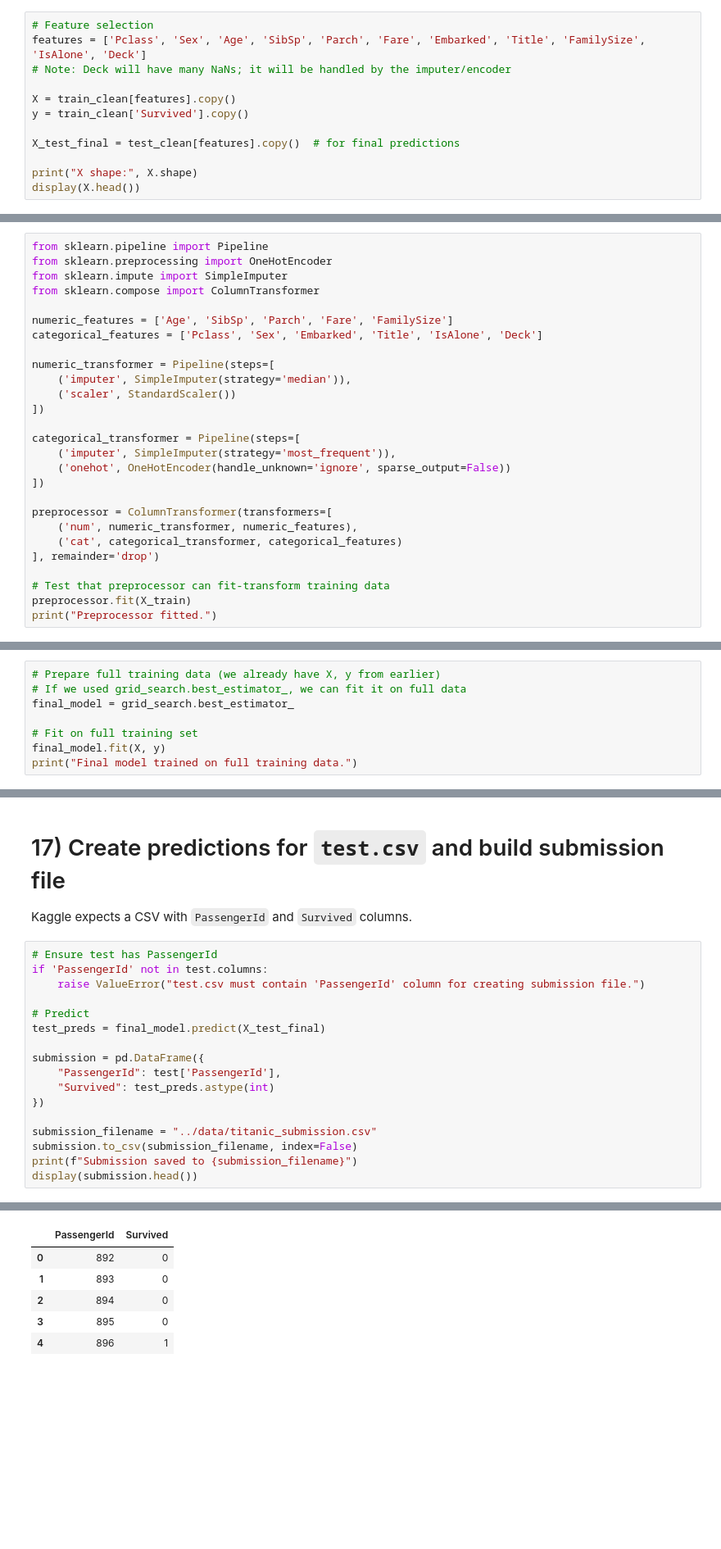
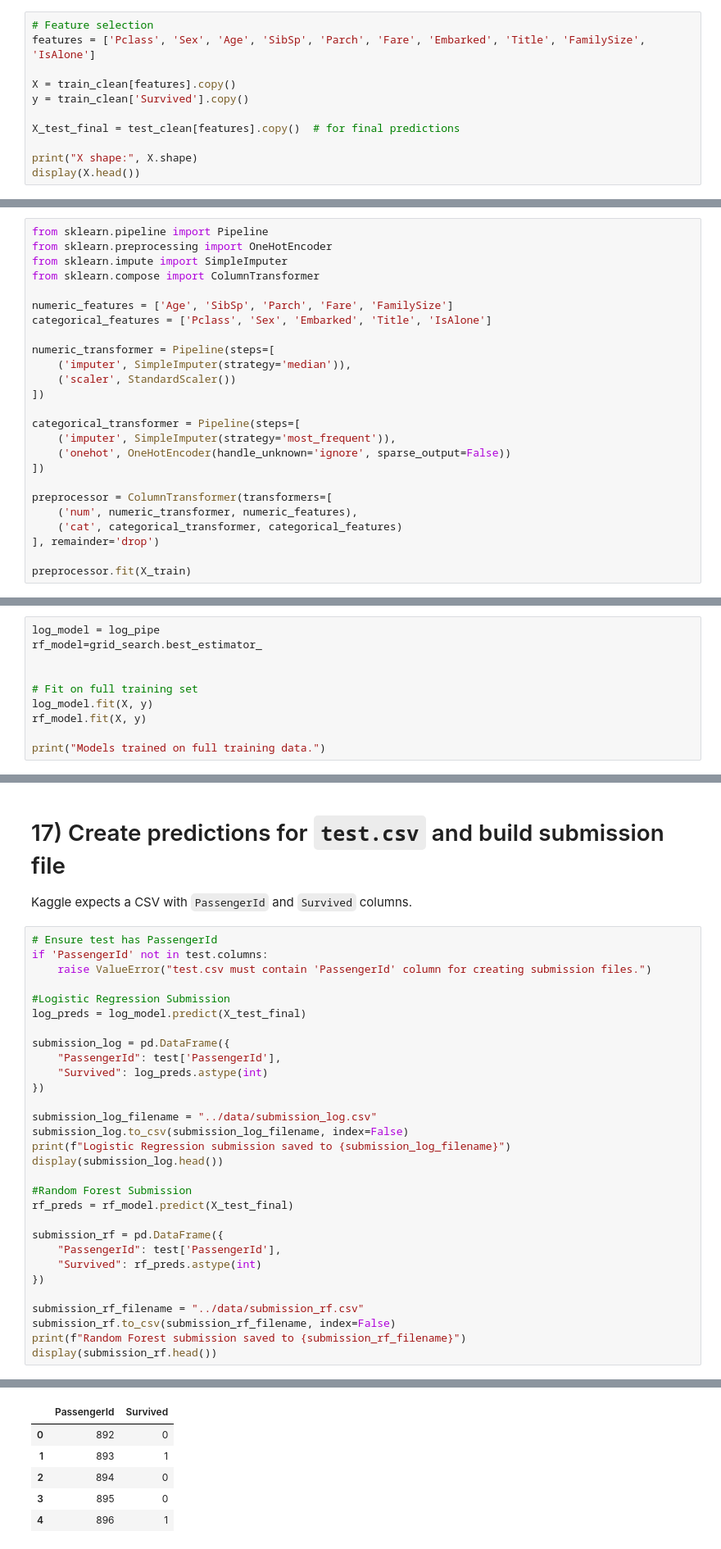
Before and after one commit to routh-vishal/titanic-survival-project, a Jupyter notebook: notebooks/titanic_survival.ipynb, the cells around one changed output, grey strips where cells are left out. Shown at 82% size. Cells and saved outputs as stored; diff of their text form; blank space fills up the shorter version.

```diff
--- a/notebooks/titanic_survival.ipynb
+++ b/notebooks/titanic_survival.ipynb
@@ -248,8 +234,7 @@ dtype: int64
 We'll select a set of features (mix of numeric & categorical) and prepare X/y.
 # %%
 # Feature selection
-features = ['Pclass', 'Sex', 'Age', 'SibSp', 'Parch', 'Fare', 'Embarked', 'Title', 'FamilySize', 'IsAlone', 'Deck']
-# Note: Deck will have many NaNs; it will be handled by the imputer/encoder
+features = ['Pclass', 'Sex', 'Age', 'SibSp', 'Parch', 'Fare', 'Embarked', 'Title', 'FamilySize', 'IsAlone']
 
 X = train_clean[features].copy()
 y = train_clean['Survived'].copy()
@@ -291,7 +276,7 @@ from sklearn.impute import SimpleImputer
 from sklearn.compose import ColumnTransformer
 
 numeric_features = ['Age', 'SibSp', 'Parch', 'Fare', 'FamilySize']
-categorical_features = ['Pclass', 'Sex', 'Embarked', 'Title', 'IsAlone', 'Deck']
+categorical_features = ['Pclass', 'Sex', 'Embarked', 'Title', 'IsAlone']
 
 numeric_transformer = Pipeline(steps=[
     ('imputer', SimpleImputer(strategy='median')),
@@ -308,7 +293,5 @@ preprocessor = ColumnTransformer(transformers=[
     ('cat', categorical_transformer, categorical_features)
 ], remainder='drop')
 
-# Test that preprocessor can fit-transform training data
 preprocessor.fit(X_train)
-print("Preprocessor fitted.")
 # %% [output]
@@ -490,11 +489,13 @@ Validation ROC AUC (best RF): 0.8538208168642951
 
 Retrain the best model on full `train` data (not the local validation split) for final predictions on `test.csv`.
 # %%
-# Prepare full training data (we already have X, y from earlier)
-# If we used grid_search.best_estimator_, we can fit it on full data
-final_model = grid_search.best_estimator_
+log_model = log_pipe
+rf_model=grid_search.best_estimator_
+
 
 # Fit on full training set
-final_model.fit(X, y)
-print("Final model trained on full training data.")
+log_model.fit(X, y)
+rf_model.fit(X, y)
+
+print("Models trained on full training data.")
 # %% [output]
@@ -506,18 +507,31 @@ Kaggle expects a CSV with `PassengerId` and `Survived` columns.
 # %%
 # Ensure test has PassengerId
 if 'PassengerId' not in test.columns:
-    raise ValueError("test.csv must contain 'PassengerId' column for creating submission file.")
+    raise ValueError("test.csv must contain 'PassengerId' column for creating submission files.")
 
-# Predict
-test_preds = final_model.predict(X_test_final)
+#Logistic Regression Submission
+log_preds = log_model.predict(X_test_final)
 
-submission = pd.DataFrame({
+submission_log = pd.DataFrame({
     "PassengerId": test['PassengerId'],
-    "Survived": test_preds.astype(int)
+    "Survived": log_preds.astype(int)
 })
 
-submission_filename = "../data/titanic_submission.csv"
-submission.to_csv(submission_filename, index=False)
-print(f"Submission saved to {submission_filename}")
-display(submission.head())
+submission_log_filename = "../data/submission_log.csv"
+submission_log.to_csv(submission_log_filename, index=False)
+print(f"Logistic Regression submission saved to {submission_log_filename}")
+display(submission_log.head())
+
+#Random Forest Submission
+rf_preds = rf_model.predict(X_test_final)
+
+submission_rf = pd.DataFrame({
+    "PassengerId": test['PassengerId'],
+    "Survived": rf_preds.astype(int)
+})
+
+submission_rf_filename = "../data/submission_rf.csv"
+submission_rf.to_csv(submission_rf_filename, index=False)
+print(f"Random Forest submission saved to {submission_rf_filename}")
+display(submission_rf.head())
 # %% [output]
@@ -525,6 +539,6 @@ Submission saved to ../data/titanic_submission.csv
 |  | PassengerId | Survived |
 | 0 | 892 | 0 |
-| 1 | 893 | 0 |
+| 1 | 893 | 1 |
 | 2 | 894 | 0 |
 | 3 | 895 | 0 |
 | 4 | 896 | 1 |
```
Also changed, not shown: parts of 29 cells of this notebook, 14 other files.
